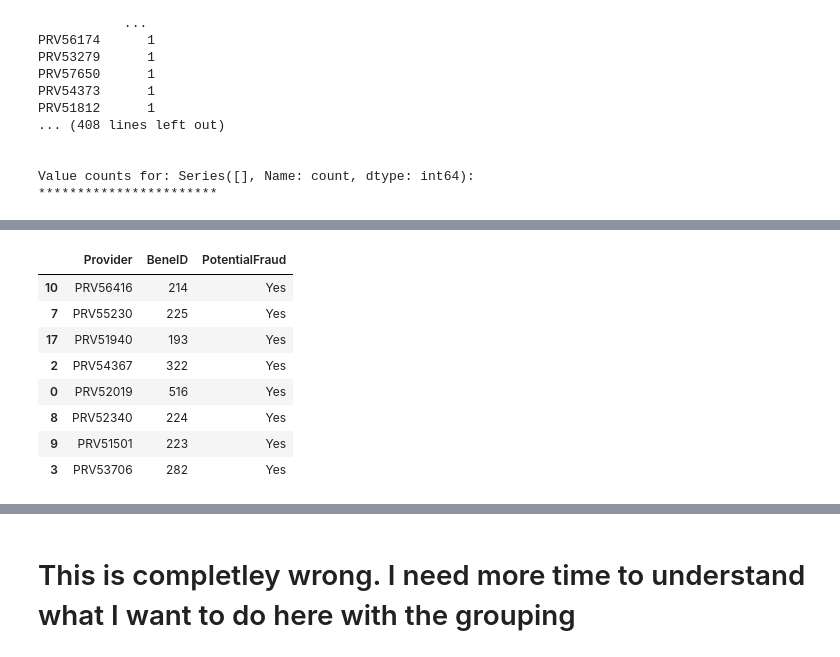
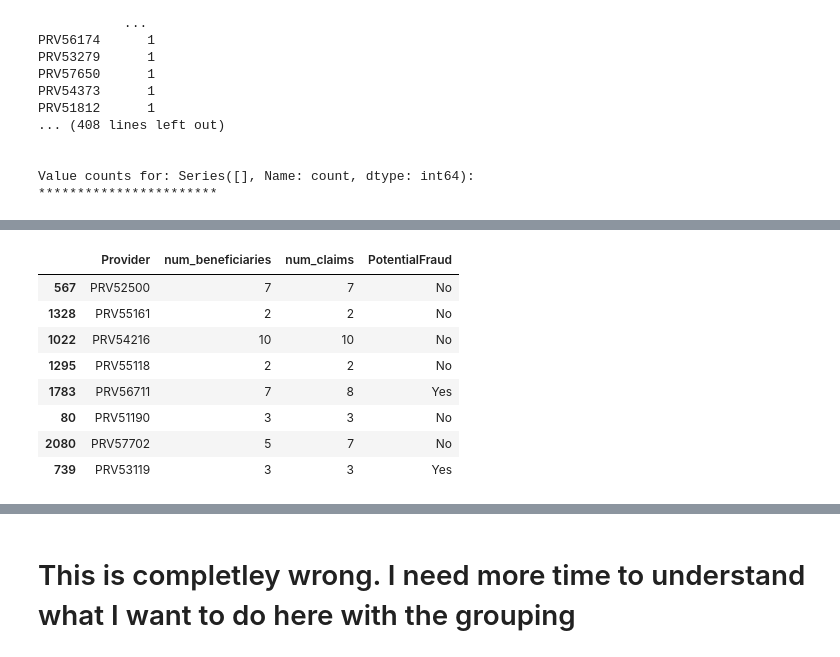
Before and after one commit to ChTomer/MyCapstone, a Jupyter notebook: HealthCareFraudProjectPitch/2inpatiant.ipynb, the cells around one changed output, grey strips where cells are left out. Cells and saved outputs as stored; diff of their text form; code cells hidden in the pictures.

```diff
--- a/HealthCareFraudProjectPitch/2inpatiant.ipynb
+++ b/HealthCareFraudProjectPitch/2inpatiant.ipynb
@@ -541,0 +540,2 @@ df.sample()
+# %%
+df['NumDaysHospitalize'] = df['DischargeDt'] - df['AdmissionDt']
@@ -542,2 +569,7 @@ df.sample()
 # %%
-prov_bene = df.groupby('Provider').count().reset_index()
+# Group by 'Provider' to count unique beneficiaries and claims
+provider_stats = df.groupby('Provider').agg(
+    num_beneficiaries=('BeneID', 'nunique'),  # Count unique beneficiaries
+    num_claims=('ClaimID', 'count')          # Count total claims
+).reset_index()
+provider_stats.head()
@@ -574,17 +607,17 @@ Passing `palette` without assigning `hue` is deprecated and will be removed in v
 # %%
 # adding train dataset with PotentialFraud here. need to fix the `merge`
 train_path = '../Healthcare Provider Fraud Detection Analysis/Train-1542865627584.csv'
 train_df = pd.read_csv(train_path).rename(columns=clear_cols)
-new_df = prov_bene.merge(train_df, on='Provider', how='left')
+new_df = provider_stats.merge(train_df, on='Provider', how='left')
 new_df.sample(8)
 # %% [output]
-|  | Provider | BeneID | PotentialFraud |
-| 10 | PRV56416 | 214 | Yes |
-| 7 | PRV55230 | 225 | Yes |
-| 17 | PRV51940 | 193 | Yes |
-| 2 | PRV54367 | 322 | Yes |
-| 0 | PRV52019 | 516 | Yes |
-| 8 | PRV52340 | 224 | Yes |
-| 9 | PRV51501 | 223 | Yes |
-| 3 | PRV53706 | 282 | Yes |
+|  | Provider | num_beneficiaries | num_claims | PotentialFraud |
+| 567 | PRV52500 | 7 | 7 | No |
+| 1328 | PRV55161 | 2 | 2 | No |
+| 1022 | PRV54216 | 10 | 10 | No |
+| 1295 | PRV55118 | 2 | 2 | No |
+| 1783 | PRV56711 | 7 | 8 | Yes |
+| 80 | PRV51190 | 3 | 3 | No |
+| 2080 | PRV57702 | 5 | 7 | No |
+| 739 | PRV53119 | 3 | 3 | Yes |
 # %%
```
Also changed, not shown: parts of 12 cells of this notebook, 1 other file.
